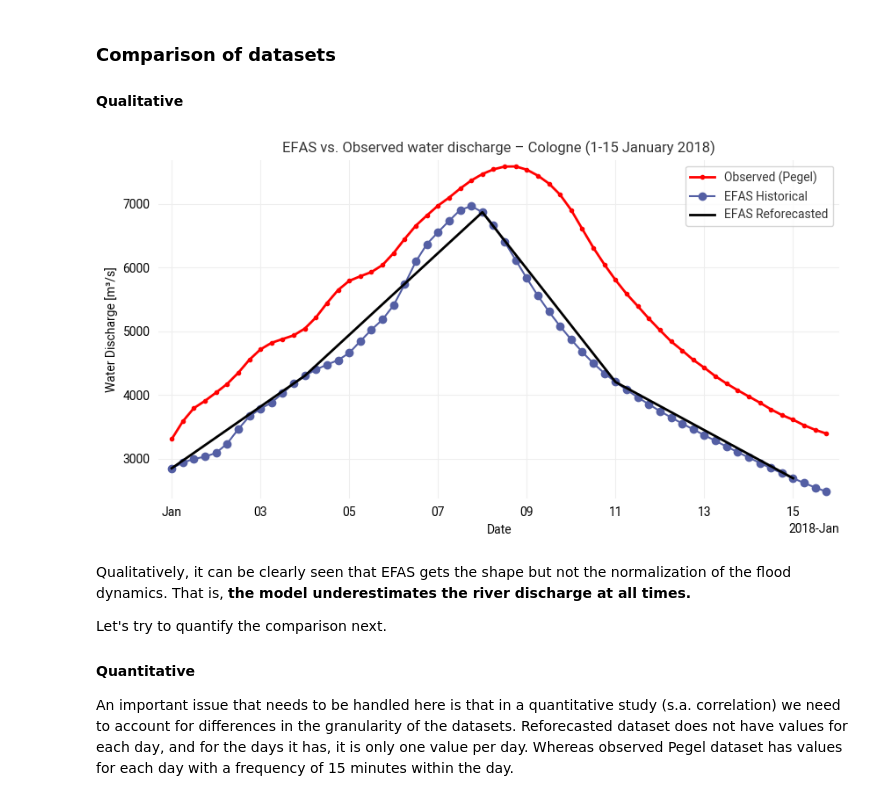
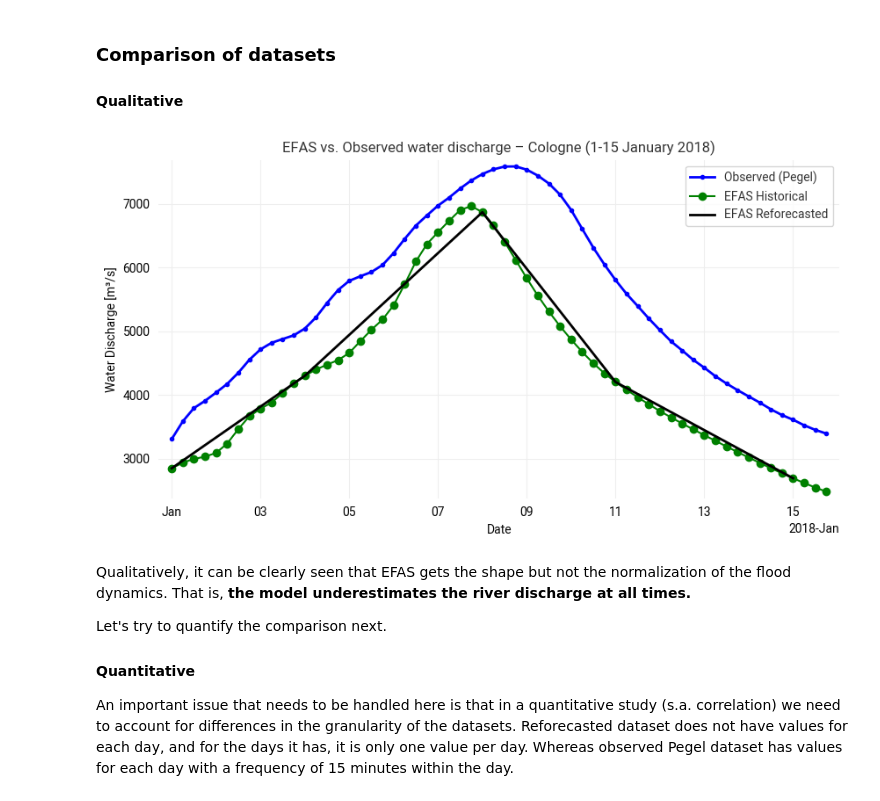
Before and after one commit to ooncel/Cologne-Flood-Studies, a Jupyter notebook: Jan2018CologneFlood_TimeSeries.ipynb, the cells around one changed output. Cells and saved outputs as stored; diff of their text form; code cells hidden in the pictures.

```diff
--- a/Jan2018CologneFlood_TimeSeries.ipynb
+++ b/Jan2018CologneFlood_TimeSeries.ipynb
@@ -242,8 +242,8 @@ import numpy as np
 import matplotlib.pyplot as plt
 
 # Find nearest grid cell
-abs_lat = np.abs(ens.latitude - cologne_lat)
-abs_lon = np.abs(ens.longitude - cologne_lon)
+abs_lat = np.abs(ds.latitude - cologne_lat)
+abs_lon = np.abs(ds.longitude - cologne_lon)
 dist = abs_lat + abs_lon
 iy, ix = np.unravel_index(dist.argmin(), dist.shape)
 
@@ -251,8 +251,8 @@ lat_nearest = float(ds.latitude[iy])
 lon_nearest = float(ds.longitude[ix])
 print("Nearest grid point:", lat_nearest, lon_nearest)
 
-ens_point = ens.isel(latitude=iy, longitude=ix)
-ctrl_point = ens.isel(latitude=iy, longitude=ix)
+ens_point = ds_pf.isel(latitude=iy, longitude=ix)
+ctrl_point = ds_cf.isel(latitude=iy, longitude=ix)
 
 # Find nearest grid point
 #ens_point  = ens.sel(latitude=cologne_lat, longitude=cologne_lon, method="nearest")
@@ -301,0 +264,15 @@ Despite our wish to put a nice error band around the central value, the variatio
+# %%
+# Create the control and ensemble sets
+ens_point  = ens_point.sel(time=slice("2018-01-01", "2018-01-15"))
+ctrl_point = ctrl_point.sel(time=slice("2018-01-01", "2018-01-15"))
+
+# Control forecast = ensemble member 0
+ctrl_point_ctrl = ctrl_point["dis06"].isel(number=0)  # pick variable + ensemble member
+x = ctrl_point_ctrl.time.values
+ctrl_y = ctrl_point_ctrl.to_numpy().flatten()             # ensure 1D
+print('ctrl (0):',ctrl_y)
+
+# Convert directly to DataFrame (xarray does this neatly)
+df = ens_point["dis06"].to_pandas()
+df = df.sort_index()   # ensures number order
+print(df)
@@ -386,36 +375,36 @@ dfQ.index = pd.to_datetime(dfQ.index, errors="coerce")
 dfQ = dfQ[ (dfQ.index >= "2018-01-01") & (dfQ.index <= "2018-01-31") ]
 
 # 15 min data points -> 6 hour mean data points (to match granularity of dataset)
 dfQ_resampled = dfQ.resample("6h").mean()
 
 # Control forecast cleanup
 x_fixed = pd.to_datetime(ctrl_point_ctrl.time.values).to_pydatetime()
 ctrl_y  = ctrl_point_ctrl.values
 
 # Plot
 plt.figure(figsize=(10,5))
 ax = plt.gca()
 
 # Observed Pegel
 ax.plot(dfQ_resampled.index, dfQ_resampled["value"],
-        color="red", lw=2, marker="o", markersize=3,
+        color="blue", lw=2, marker="o", markersize=3,
         label="Observed (Pegel)")
 
 # EFAS forecast (time series DataArray)
-ts.plot(marker="o", ax=ax, label="EFAS Historical")
+ts.plot(marker="o", ax=ax, label="EFAS Historical", color="green")
 
 # Control forecast (fixed x-axis)
 ax.plot(x_fixed, ctrl_y, color="black", lw=2, label="EFAS Reforecasted")
 
 # Styling
 plt.title("EFAS vs. Observed water discharge – Cologne (1-15 January 2018)")
 plt.ylabel("Water Discharge [m³/s]")
 plt.xlabel("Date")
 plt.legend()
 plt.grid(True)
 plt.show()
 # %% [output]
-[figure, old version]
+[figure, new version]
 # %% [markdown]
 Qualitatively, it can be clearly seen that EFAS gets the shape but not the normalization of the flood dynamics. That is, **the model underestimates the river discharge at all times.**
 
```
Also changed, not shown: parts of 13 cells of this notebook.
